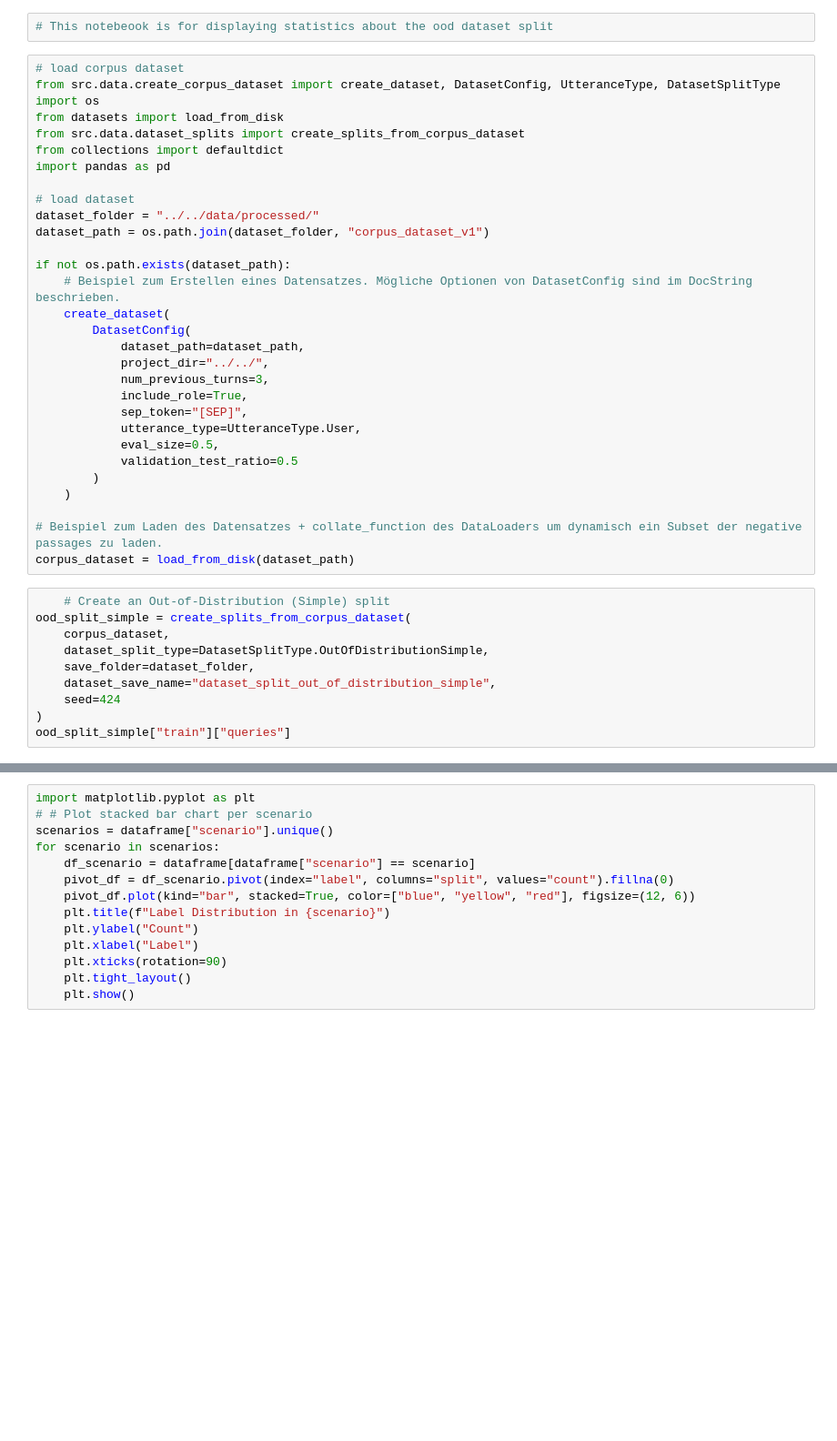
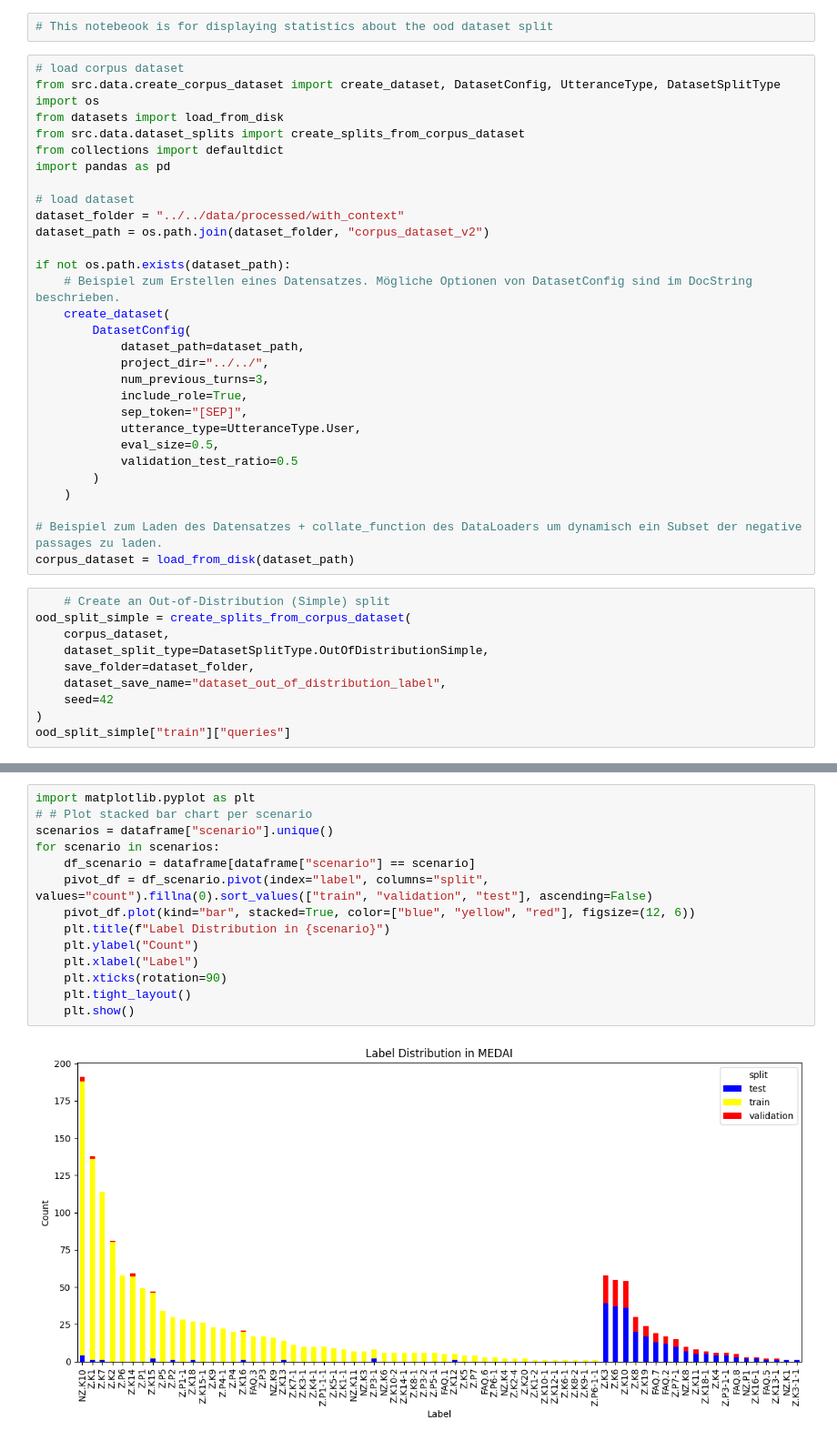
Before and after one commit to HaupChris/ethikchat-experiment-argument-classification, a Jupyter notebook: src/statistics/ood_simple_split_dataset_label_distributions.ipynb, the cells around one changed output, grey strips where cells are left out. Shown at 91% size. Saved outputs shown, nothing was run; the diff lists cells and outputs as text; blank space fills up the shorter version.

```diff
--- a/src/statistics/ood_simple_split_dataset_label_distributions.ipynb
+++ b/src/statistics/ood_simple_split_dataset_label_distributions.ipynb
@@ -10,8 +10,8 @@ from collections import defaultdict
 import pandas as pd
 
 # load dataset
-dataset_folder = "../../data/processed/"
-dataset_path = os.path.join(dataset_folder, "corpus_dataset_v1")
+dataset_folder = "../../data/processed/with_context"
+dataset_path = os.path.join(dataset_folder, "corpus_dataset_v2")
 
 if not os.path.exists(dataset_path):
     # Beispiel zum Erstellen eines Datensatzes. Mögliche Optionen von DatasetConfig sind im DocString beschrieben.
@@ -36,8 +36,8 @@ ood_split_simple = create_splits_from_corpus_dataset(
     corpus_dataset,
     dataset_split_type=DatasetSplitType.OutOfDistributionSimple,
     save_folder=dataset_folder,
-    dataset_save_name="dataset_split_out_of_distribution_simple",
-    seed=424
+    dataset_save_name="dataset_out_of_distribution_label",
+    seed=42
 )
 ood_split_simple["train"]["queries"]
 # %% [output]
@@ -86,14 +89,16 @@ dataframe
 # %%
 import matplotlib.pyplot as plt
 # # Plot stacked bar chart per scenario
 scenarios = dataframe["scenario"].unique()
 for scenario in scenarios:
     df_scenario = dataframe[dataframe["scenario"] == scenario]
-    pivot_df = df_scenario.pivot(index="label", columns="split", values="count").fillna(0)
+    pivot_df = df_scenario.pivot(index="label", columns="split", values="count").fillna(0).sort_values(["train", "validation", "test"], ascending=False)
     pivot_df.plot(kind="bar", stacked=True, color=["blue", "yellow", "red"], figsize=(12, 6))
     plt.title(f"Label Distribution in {scenario}")
     plt.ylabel("Count")
     plt.xlabel("Label")
     plt.xticks(rotation=90)
     plt.tight_layout()
     plt.show()
+# %% [output]
+[figure, added]
```
Also changed, not shown: parts of 4 cells of this notebook, 6 other files.
